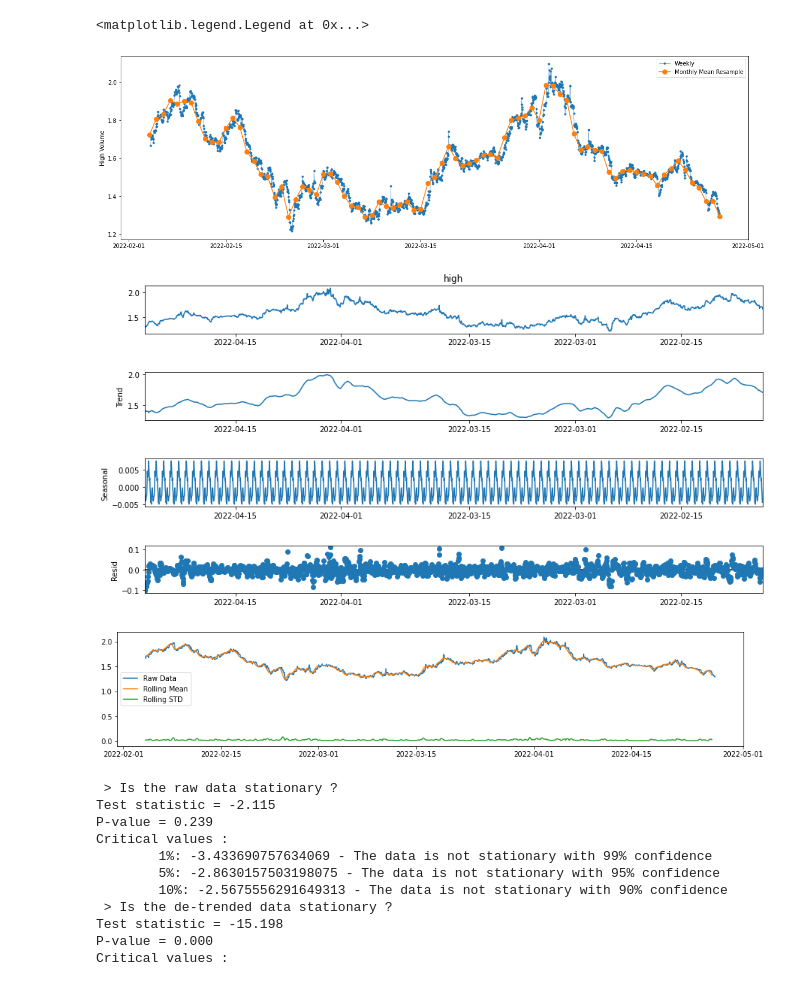
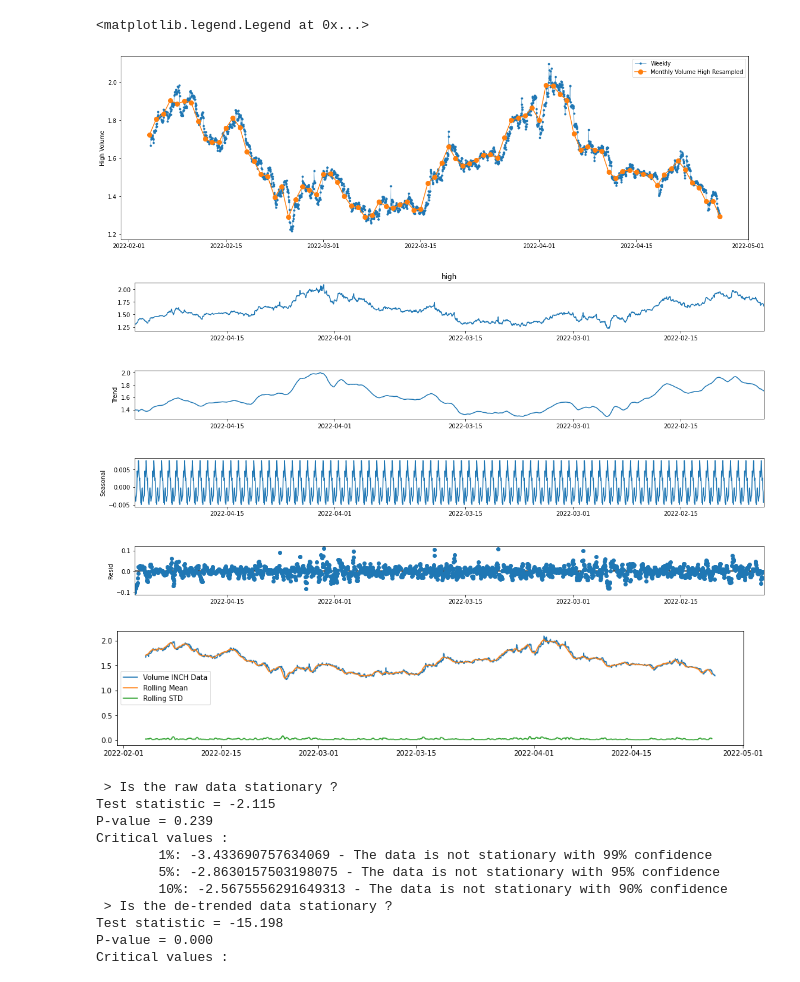
Before and after one commit to kennethZhangML/DAO-ML-Repo, a Jupyter notebook: May_DL_Algo_Review.ipynb, the cells around one changed output. Drawn from its saved outputs; the diff is of its cells as text; code cells hidden in the pictures.

```diff
--- a/May_DL_Algo_Review.ipynb
+++ b/May_DL_Algo_Review.ipynb
@@ -33,23 +33,23 @@ import matplotlib.pyplot as plt
 y = df['high']
 fig, ax = plt.subplots(figsize=(20, 6))
 ax.plot(y, marker='.', linestyle='-', linewidth=0.5, label='Weekly')
-ax.plot(y.resample('D').mean(),marker='o', markersize=8, linestyle='-', label='Monthly Mean Resample')
+ax.plot(y.resample('D').mean(),marker='o', markersize=8, linestyle='-', label='Monthly Volume High Resampled')
 ax.set_ylabel('High Volume')
 ax.legend()
 # %% [output]
 <matplotlib.legend.Legend at 0x...>
-[figure, old version]
+[figure, new version]
 # %%
 import statsmodels.api as sm
 
 def seasonal_decompose (y):
     decomposition = sm.tsa.seasonal_decompose(y, model='additive',extrapolate_trend='freq')
     fig = decomposition.plot()
-    fig.set_size_inches(14,7)
+    fig.set_size_inches(18, 9)
     plt.show()
 seasonal_decompose(y)
 # %% [output]
-[figure, old version]
+[figure, new version]
 # %%
 def test_stationary(timeSeries, title):
     rolling_mean = pd.Series(timeSeries).rolling(window = 12).mean()
@@ -61,9 +61,9 @@ def test_stationary(timeSeries, title):
     ax.plot(rolling_std, label = "Rolling STD")
     ax.legend()
 
-test_stationary(y, "Raw Data")
+test_stationary(y, "Volume INCH Data")
 # %% [output]
-[figure, old version]
+[figure, new version]
 # %%
 from statsmodels.tsa.stattools import adfuller
 
```
Also changed, not shown: parts of 1 cell of this notebook, 2 other files.
